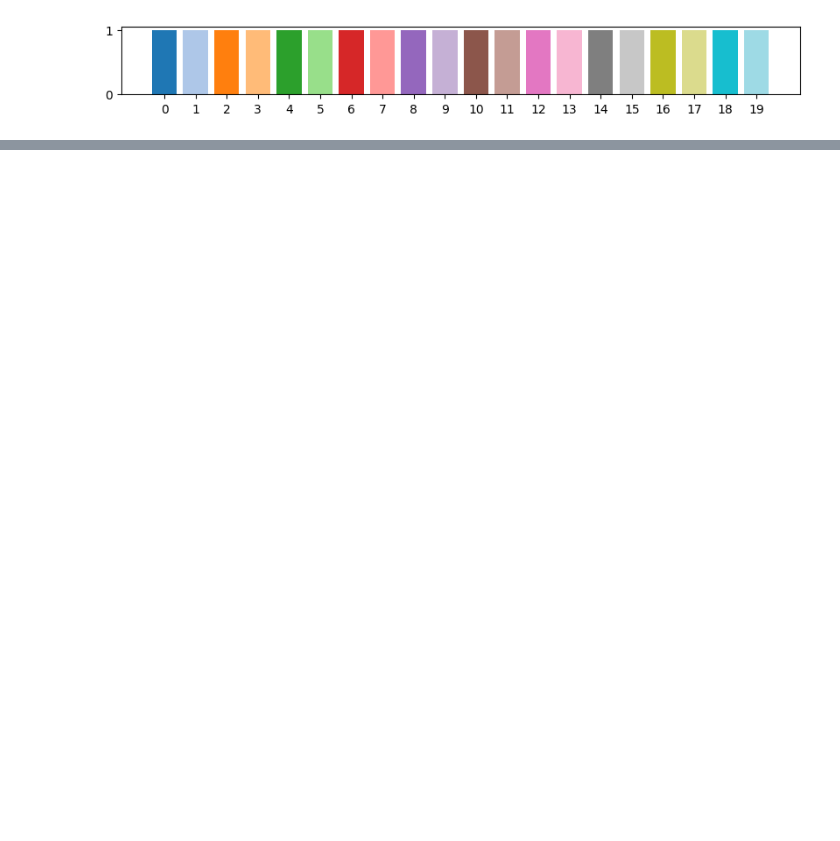
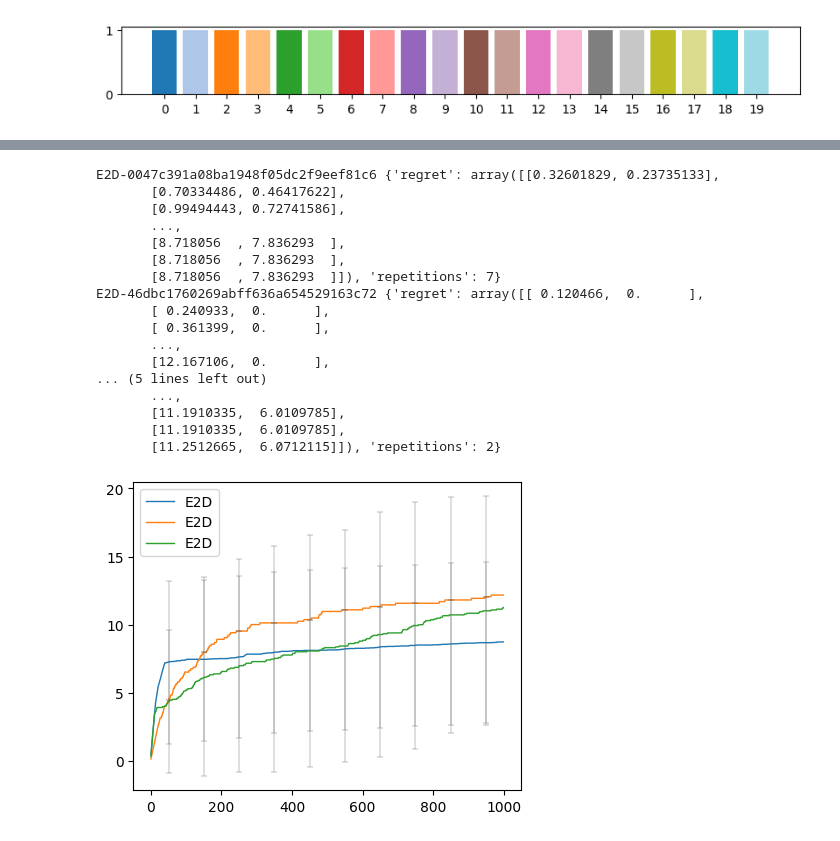
Before and after one commit to kirschnj/pm-ids, a Jupyter notebook: notebooks/QuickPlotting-E2D.ipynb, the cells around one changed output, grey strips where cells are left out. Drawn from its saved outputs; the diff is of its cells as text; code cells hidden in the pictures; blank space fills up the shorter version.

```diff
--- a/notebooks/QuickPlotting-E2D.ipynb
+++ b/notebooks/QuickPlotting-E2D.ipynb
@@ -337,0 +359,25 @@ TS-20b9eb45a9b7caf4f3cc67b49da9c6bd {'regret': array([[ 1.7104982 ,  1.13651022]
+# %%
+fig, axis = plt.subplots(ncols=1, figsize=(5,4))
+plot_regret(env, axis)
+axis.legend()
+
+fig.savefig(f'../plots/{env_name}.pdf')
+# %% [output]
+E2D-0047c391a08ba1948f05dc2f9eef81c6 {'regret': array([[0.32601829, 0.23735133],
+       [0.70334486, 0.46417622],
+       [0.99494443, 0.72741586],
+       ...,
+       [8.718056  , 7.836293  ],
+       [8.718056  , 7.836293  ],
+       [8.718056  , 7.836293  ]]), 'repetitions': 7}
+E2D-46dbc1760269abff636a654529163c72 {'regret': array([[ 0.120466,  0.      ],
+       [ 0.240933,  0.      ],
+       [ 0.361399,  0.      ],
+       ...,
+       [12.167106,  0.      ],
+... (5 lines left out)
+       ...,
+       [11.1910335,  6.0109785],
+       [11.1910335,  6.0109785],
+       [11.2512665,  6.0712115]]), 'repetitions': 2}
+[figure, added]
```
Also changed, not shown: parts of 5 cells of this notebook, 1 other file.
